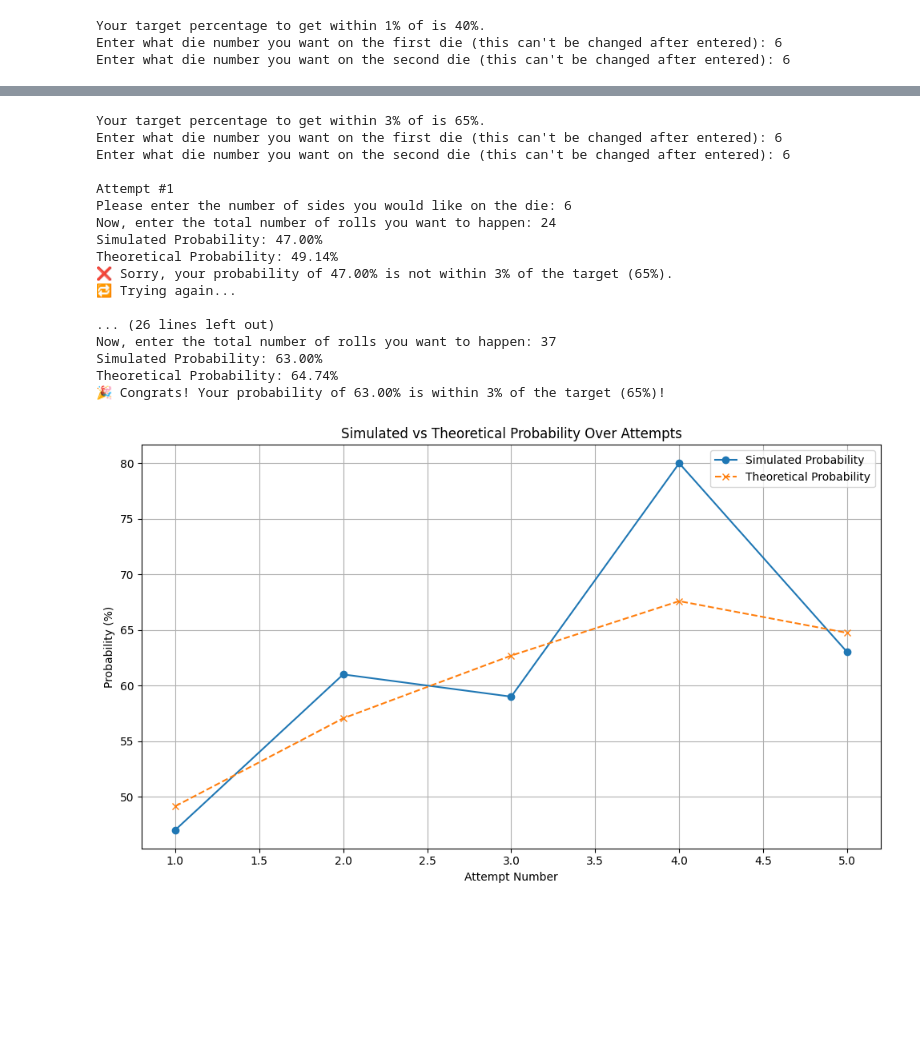
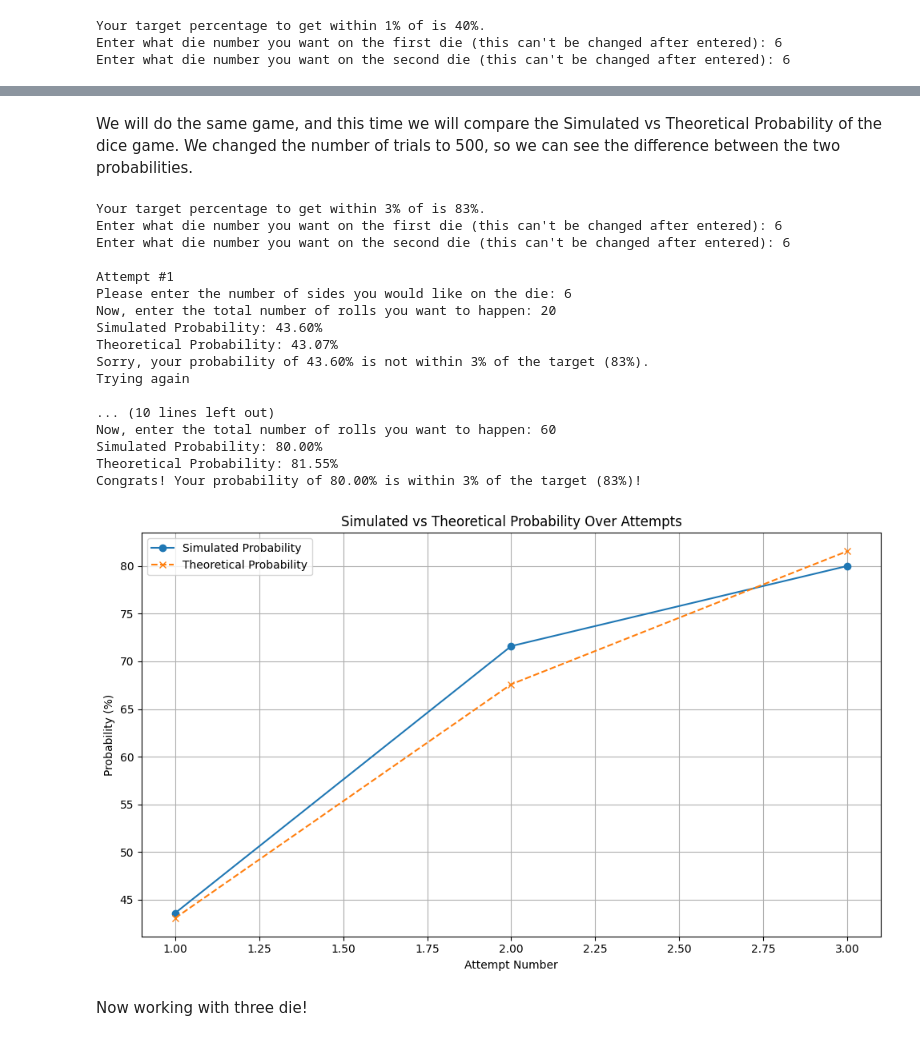
Before and after one commit to byrneap23/FinalProject, a Jupyter notebook: Final_Project.ipynb, the cells around one changed output, grey strips where cells are left out. Saved outputs shown, nothing was run; the diff lists cells and outputs as text; code cells hidden in the pictures; blank space fills up the shorter version.

```diff
--- a/Final_Project.ipynb
+++ b/Final_Project.ipynb
@@ -14,7 +40,7 @@ d1_value = int(input("Enter what die number you want on the first die (this can'
 d2_value = int(input("Enter what die number you want on the second die (this can't be changed after entered): "))
 
 # Fixed number of Monte Carlo trials
-numTrials = 10000
+numTrials = 1000
 # %% [output]
 Your target percentage to get within 1% of is 40%.
 Enter what die number you want on the first die (this can't be changed after entered): 6
@@ -117,3 +126,5 @@ plt.show()
+# %% [markdown]
+We will do the same game, and this time we will compare the Simulated vs Theoretical Probability of the dice game. We changed the number of trials to 500, so we can see the difference between the two probabilities.
 # %%
 import random
 import matplotlib.pyplot as plt
@@ -128,7 +139,7 @@ d1_value = int(input("Enter what die number you want on the first die (this can'
 d2_value = int(input("Enter what die number you want on the second die (this can't be changed after entered): "))
 
 # Fixed number of Monte Carlo trials
-numTrials = 100
+numTrials = 500
 
 # Die rolling function
 def rollDie(sides):
@@ -177,43 +188,45 @@ while True:
     actual_history.append(actual_prob)
 
     print(f"Simulated Probability: {prob:.2f}%")
     print(f"Theoretical Probability: {actual_prob:.2f}%")
 
     if abs(prob - target) <= 3:
         print(f"Congrats! Your probability of {prob:.2f}% is within 3% of the target ({target}%)!")
         break
     else:
         print(f"Sorry, your probability of {prob:.2f}% is not within 3% of the target ({target}%).")
-        print("Trying again...")
+        print("Trying again")
         attempt += 1
 
 # Line Graph: Simulated vs Actual Probability
 plt.figure(figsize=(10, 6))
 plt.plot(range(1, attempt + 1), simulated_history, marker='o', label="Simulated Probability")
 plt.plot(range(1, attempt + 1), actual_history, marker='x', linestyle='--', label="Theoretical Probability")
 plt.title("Simulated vs Theoretical Probability Over Attempts")
 plt.xlabel("Attempt Number")
 plt.ylabel("Probability (%)")
 plt.legend()
 plt.grid(True)
 plt.tight_layout()
 plt.show()
 # %% [output]
-Your target percentage to get within 3% of is 65%.
+Your target percentage to get within 3% of is 83%.
 Enter what die number you want on the first die (this can't be changed after entered): 6
 Enter what die number you want on the second die (this can't be changed after entered): 6
 
 Attempt #1
 Please enter the number of sides you would like on the die: 6
-Now, enter the total number of rolls you want to happen: 24
-Simulated Probability: 47.00%
-Theoretical Probability: 49.14%
-❌ Sorry, your probability of 47.00% is not within 3% of the target (65%).
-🔁 Trying again...
+Now, enter the total number of rolls you want to happen: 20
+Simulated Probability: 43.60%
+Theoretical Probability: 43.07%
+Sorry, your probability of 43.60% is not within 3% of the target (83%).
+Trying again
 
-... (26 lines left out)
-Now, enter the total number of rolls you want to happen: 37
-Simulated Probability: 63.00%
-Theoretical Probability: 64.74%
-🎉 Congrats! Your probability of 63.00% is within 3% of the target (65%)!
+... (10 lines left out)
+Now, enter the total number of rolls you want to happen: 60
+Simulated Probability: 80.00%
+Theoretical Probability: 81.55%
+Congrats! Your probability of 80.00% is within 3% of the target (83%)!
-[figure, old version]
+[figure, new version]
+# %% [markdown]
+Now working with three die!
```
Also changed, not shown: parts of 5 cells of this notebook.
